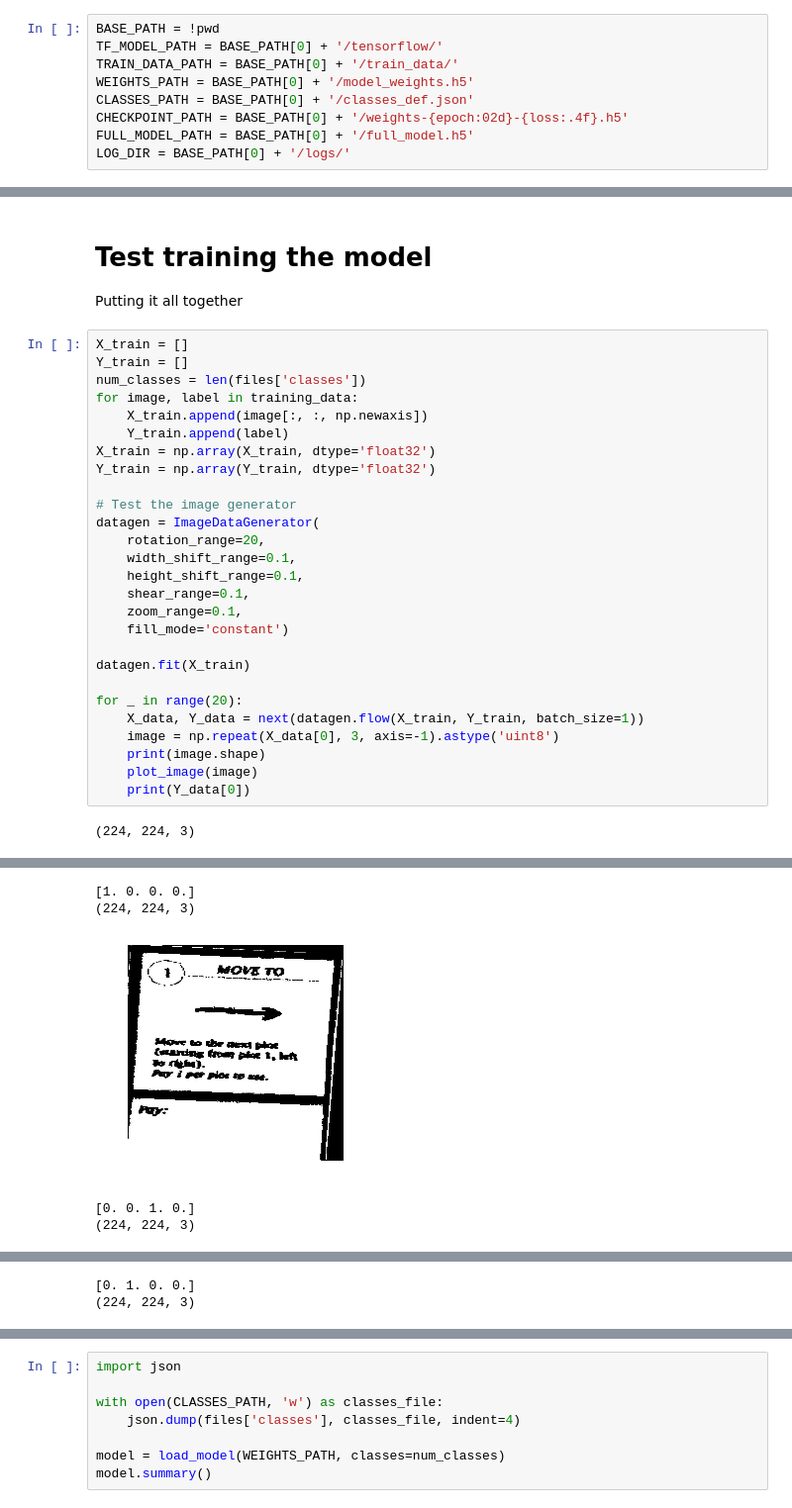
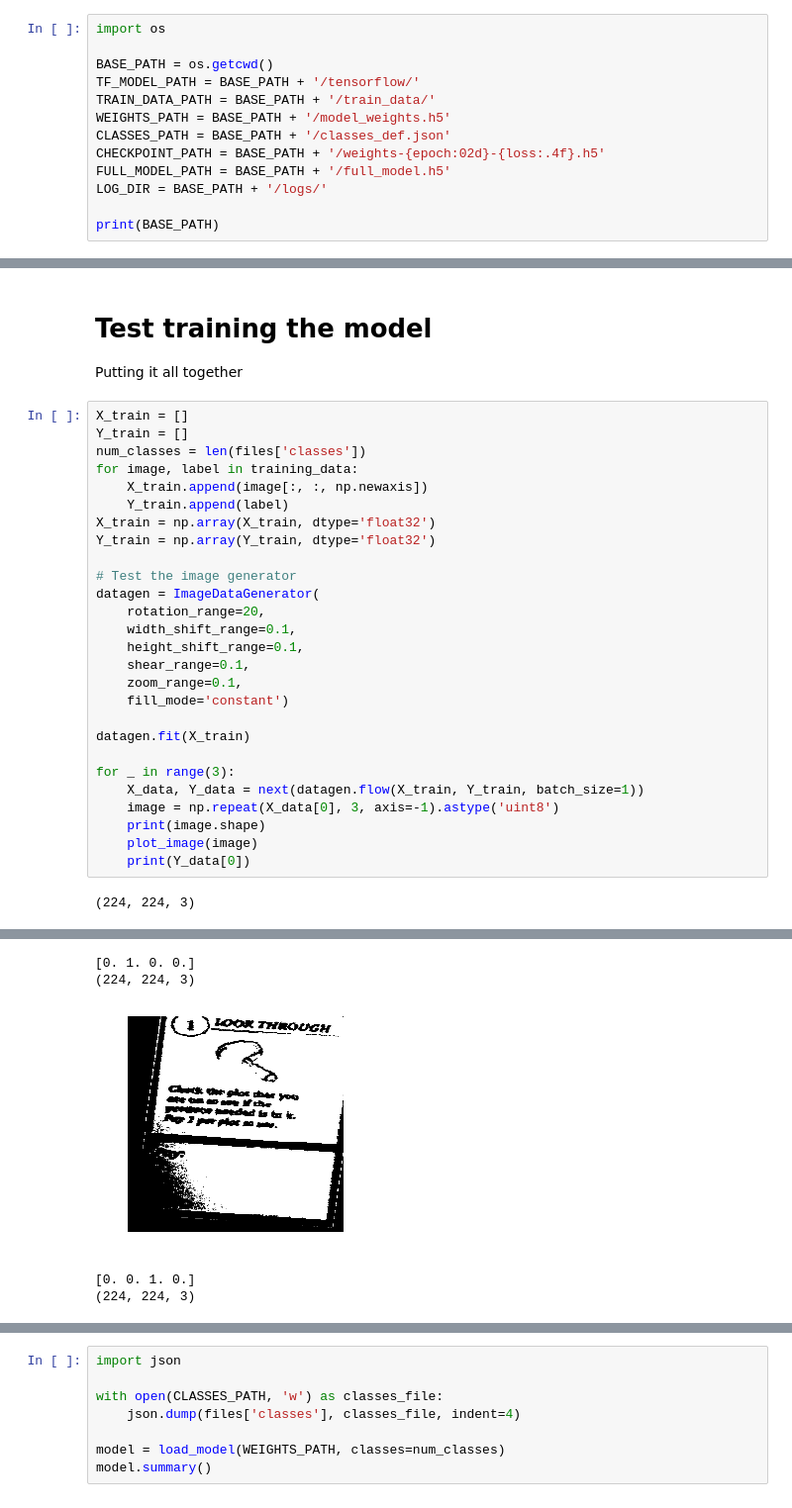
Before and after one commit to luungoc2005/card-extrator, a Jupyter notebook: keras_simpleconv_train.ipynb, the cells around one changed output, grey strips where cells are left out. Shown at 99% size. Cells and saved outputs as stored; diff of their text form.

Commit message:
#2 model results

```diff
--- a/keras_simpleconv_train.ipynb
+++ b/keras_simpleconv_train.ipynb
@@ -4,11 +4,15 @@
 # %% [markdown]
 Define global constants
 # %%
-BASE_PATH = !pwd
-TF_MODEL_PATH = BASE_PATH[0] + '/tensorflow/'
-TRAIN_DATA_PATH = BASE_PATH[0] + '/train_data/'
-WEIGHTS_PATH = BASE_PATH[0] + '/model_weights.h5'
-CLASSES_PATH = BASE_PATH[0] + '/classes_def.json'
-CHECKPOINT_PATH = BASE_PATH[0] + '/weights-{epoch:02d}-{loss:.4f}.h5'
-FULL_MODEL_PATH = BASE_PATH[0] + '/full_model.h5'
-LOG_DIR = BASE_PATH[0] + '/logs/'
+import os
+
+BASE_PATH = os.getcwd()
+TF_MODEL_PATH = BASE_PATH + '/tensorflow/'
+TRAIN_DATA_PATH = BASE_PATH + '/train_data/'
+WEIGHTS_PATH = BASE_PATH + '/model_weights.h5'
+CLASSES_PATH = BASE_PATH + '/classes_def.json'
+CHECKPOINT_PATH = BASE_PATH + '/weights-{epoch:02d}-{loss:.4f}.h5'
+FULL_MODEL_PATH = BASE_PATH + '/full_model.h5'
+LOG_DIR = BASE_PATH + '/logs/'
+
+print(BASE_PATH)
@@ -438,7 +455,7 @@ datagen = ImageDataGenerator(
 
 datagen.fit(X_train)
 
-for _ in range(20):
+for _ in range(3):
     X_data, Y_data = next(datagen.flow(X_train, Y_train, batch_size=1))
     image = np.repeat(X_data[0], 3, axis=-1).astype('uint8')
     print(image.shape)
@@ -450,5 +467,5 @@ for _ in range(20):
-[1. 0. 0. 0.]
+[0. 1. 0. 0.]
 (224, 224, 3)
-[figure, old version]
+[figure, new version]
 [0. 0. 1. 0.]
 (224, 224, 3)
@@ -459,2 +473,0 @@ for _ in range(20):
-[0. 1. 0. 0.]
-(224, 224, 3)
```
Also changed, not shown: parts of 8 cells of this notebook, 10 other files.
